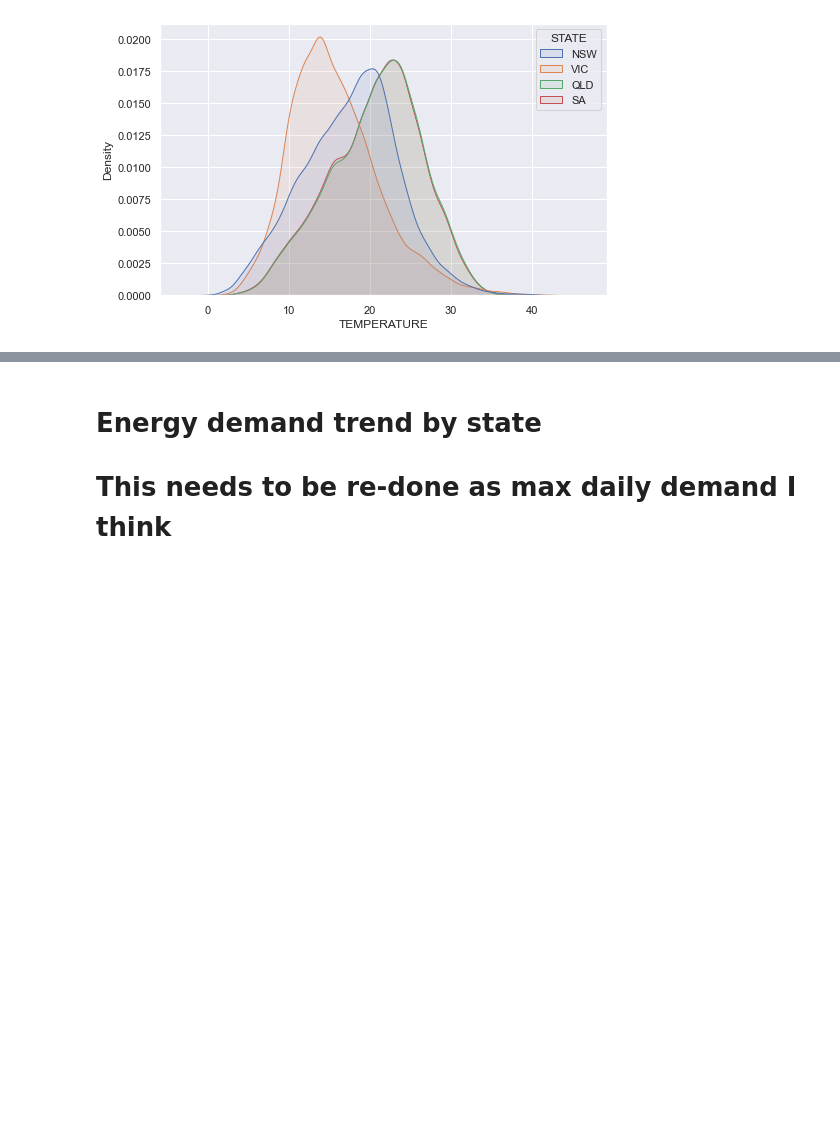
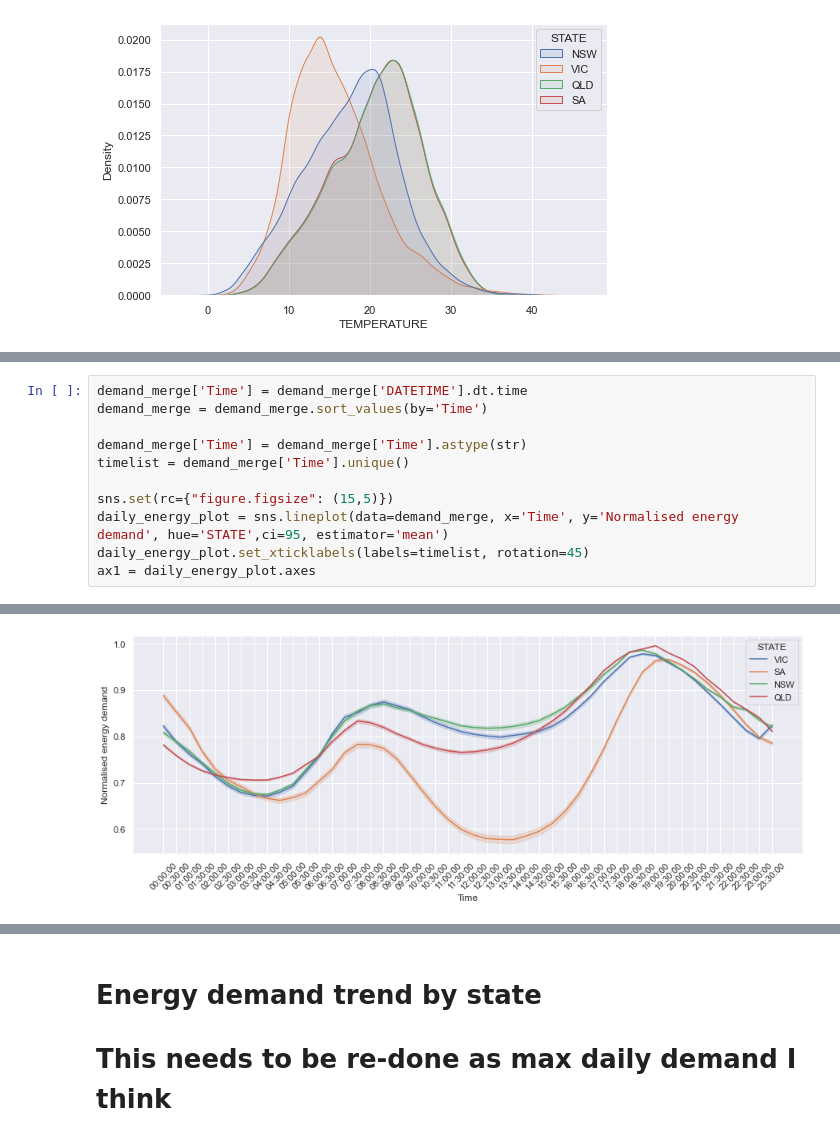
Before and after one commit to the-rahul-kumar/UNSW-Group-C-Project, a Jupyter notebook: src/Mat/PV_AEMO_erroranalysis_EDA.ipynb, the cells around one changed output, grey strips where cells are left out. Saved outputs shown, nothing was run; the diff lists cells and outputs as text; blank space fills up the shorter version.

```diff
--- a/src/Mat/PV_AEMO_erroranalysis_EDA.ipynb
+++ b/src/Mat/PV_AEMO_erroranalysis_EDA.ipynb
@@ -114,0 +152,12 @@ sns.kdeplot(data=pv[pv['TEMPERATURE'].notna()], x='TEMPERATURE', hue='STATE', fi
+# %%
+demand_merge['Time'] = demand_merge['DATETIME'].dt.time
+demand_merge = demand_merge.sort_values(by='Time')
+
+demand_merge['Time'] = demand_merge['Time'].astype(str)
+timelist = demand_merge['Time'].unique()
+
+sns.set(rc={"figure.figsize": (15,5)})
+daily_energy_plot = sns.lineplot(data=demand_merge, x='Time', y='Normalised energy demand', hue='STATE',ci=95, estimator='mean')
+daily_energy_plot.set_xticklabels(labels=timelist, rotation=45)
+ax1 = daily_energy_plot.axes
+# %% [output]
@@ -115 +181,2 @@ sns.kdeplot(data=pv[pv['TEMPERATURE'].notna()], x='TEMPERATURE', hue='STATE', fi
+[figure, added]
 # %%
```
Also changed, not shown: parts of 29 cells of this notebook.
